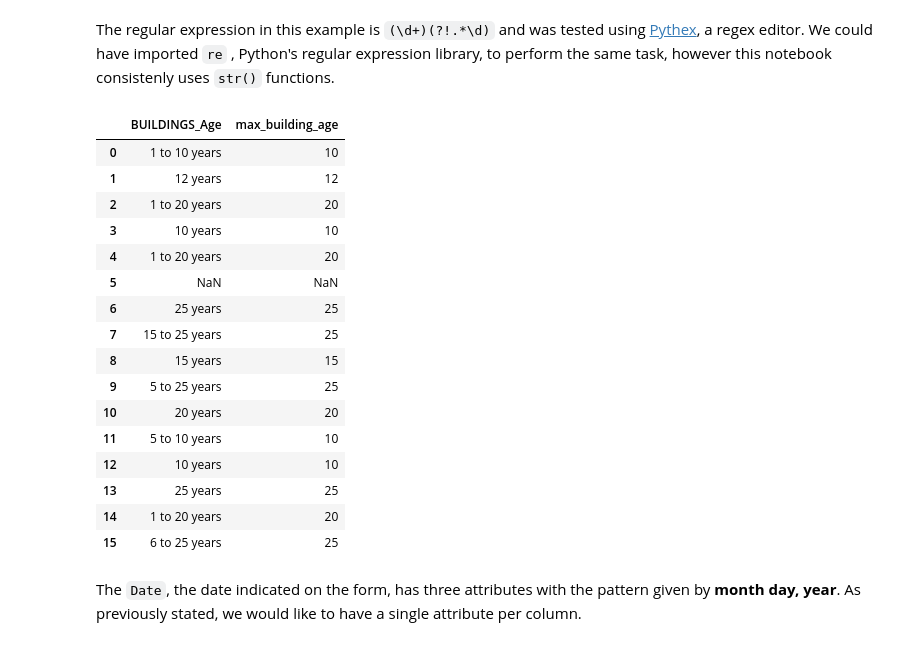
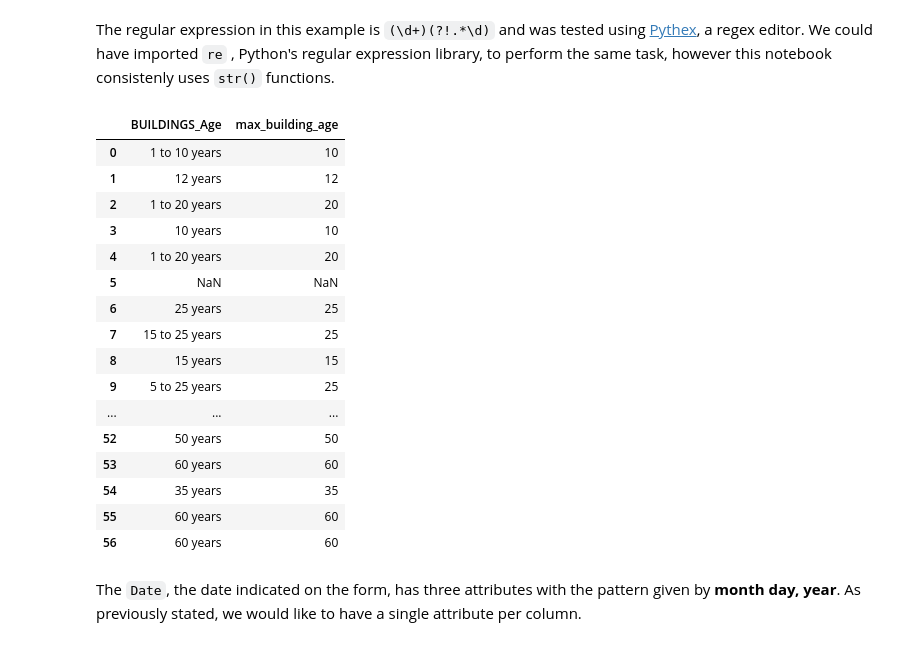
Before and after one commit to sagarrat7/Baltimore-Redlining, a Jupyter notebook: notebook/Baltimore .ipynb, the cells around one changed output. Drawn from its saved outputs; the diff is of its cells as text; code cells hidden in the pictures.

```diff
--- a/notebook/Baltimore .ipynb
+++ b/notebook/Baltimore .ipynb
@@ -382,25 +395,25 @@ df['max_building_age'] = df['BUILDINGS_Age'].str.extract('(\d+)(?!.*\d)', expand
 # %% [markdown]
 The regular expression in this example is `(\d+)(?!.*\d)` and was tested using [Pythex](https://pythex.org/), a regex editor. We could have imported `re` , Python's regular expression library, to perform the same task, however this notebook consistenly uses `str()` functions.
 # %%
-df.ix[0:15,['BUILDINGS_Age','max_building_age']]
+df.ix[0:57,['BUILDINGS_Age','max_building_age']]
 # %% [output]
 |  | BUILDINGS_Age | max_building_age |
 | 0 | 1 to 10 years | 10 |
 | 1 | 12 years | 12 |
 | 2 | 1 to 20 years | 20 |
 | 3 | 10 years | 10 |
 | 4 | 1 to 20 years | 20 |
 | 5 | NaN | NaN |
 | 6 | 25 years | 25 |
 | 7 | 15 to 25 years | 25 |
 | 8 | 15 years | 15 |
 | 9 | 5 to 25 years | 25 |
-| 10 | 20 years | 20 |
-| 11 | 5 to 10 years | 10 |
-| 12 | 10 years | 10 |
-| 13 | 25 years | 25 |
-| 14 | 1 to 20 years | 20 |
-| 15 | 6 to 25 years | 25 |
+| ... | ... | ... |
+| 52 | 50 years | 50 |
+| 53 | 60 years | 60 |
+| 54 | 35 years | 35 |
+| 55 | 60 years | 60 |
+| 56 | 60 years | 60 |
 # %% [markdown]
  The `Date`, the date indicated on the form, has three attributes with the pattern given by **month day, year**. As previously stated, we would like to have a single attribute per column.
 # %%
```
Also changed, not shown: parts of 12 cells of this notebook, 11 other files.
